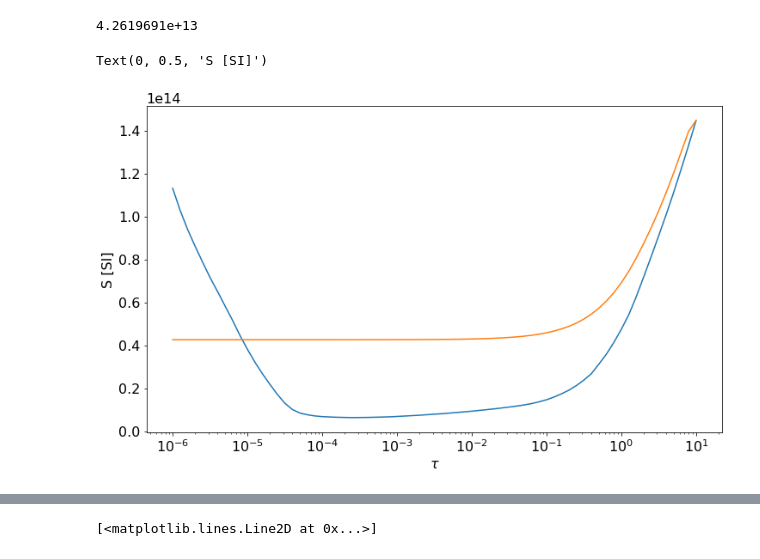
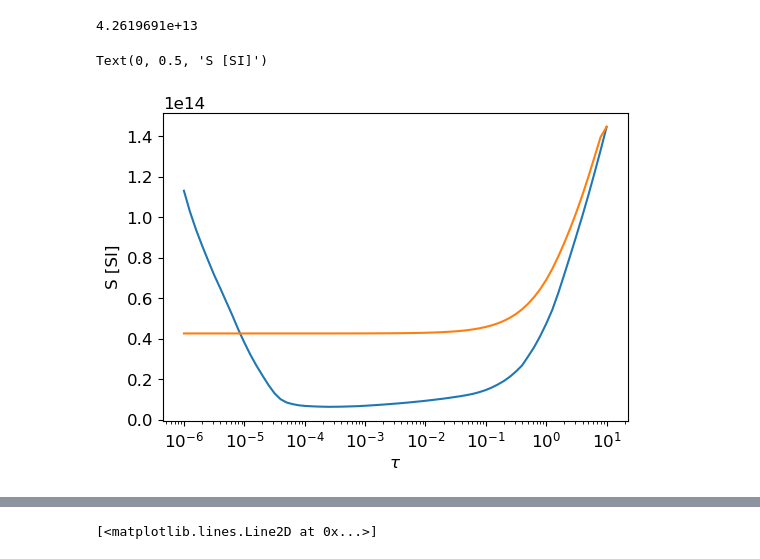
Before and after one commit to ivanzmilic/IAS_matf, a Jupyter notebook: predavanje_03_falc_continuum.ipynb, the cells around one changed output, grey strips where cells are left out. Saved outputs shown, nothing was run; the diff lists cells and outputs as text; code cells hidden in the pictures.

```diff
--- a/predavanje_03_falc_continuum.ipynb
+++ b/predavanje_03_falc_continuum.ipynb
@@ -351,11 +334,11 @@ print("%1.7e" % I[0])
 # %% [output]
 4.2619691e+13
 # %%
-plt.figure(figsize=[12,7])
+plt.figure(figsize=default_figsize)
 plt.semilogx(tau, S[:,4], label='S')
 plt.semilogx(tau, I, label = 'Intenzitet')
 plt.xlabel("$\\tau$")
 plt.ylabel("S [SI]")
 # %% [output]
 Text(0, 0.5, 'S [SI]')
-[figure, old version]
+[figure, new version]
```
Also changed, not shown: parts of 35 cells of this notebook.
